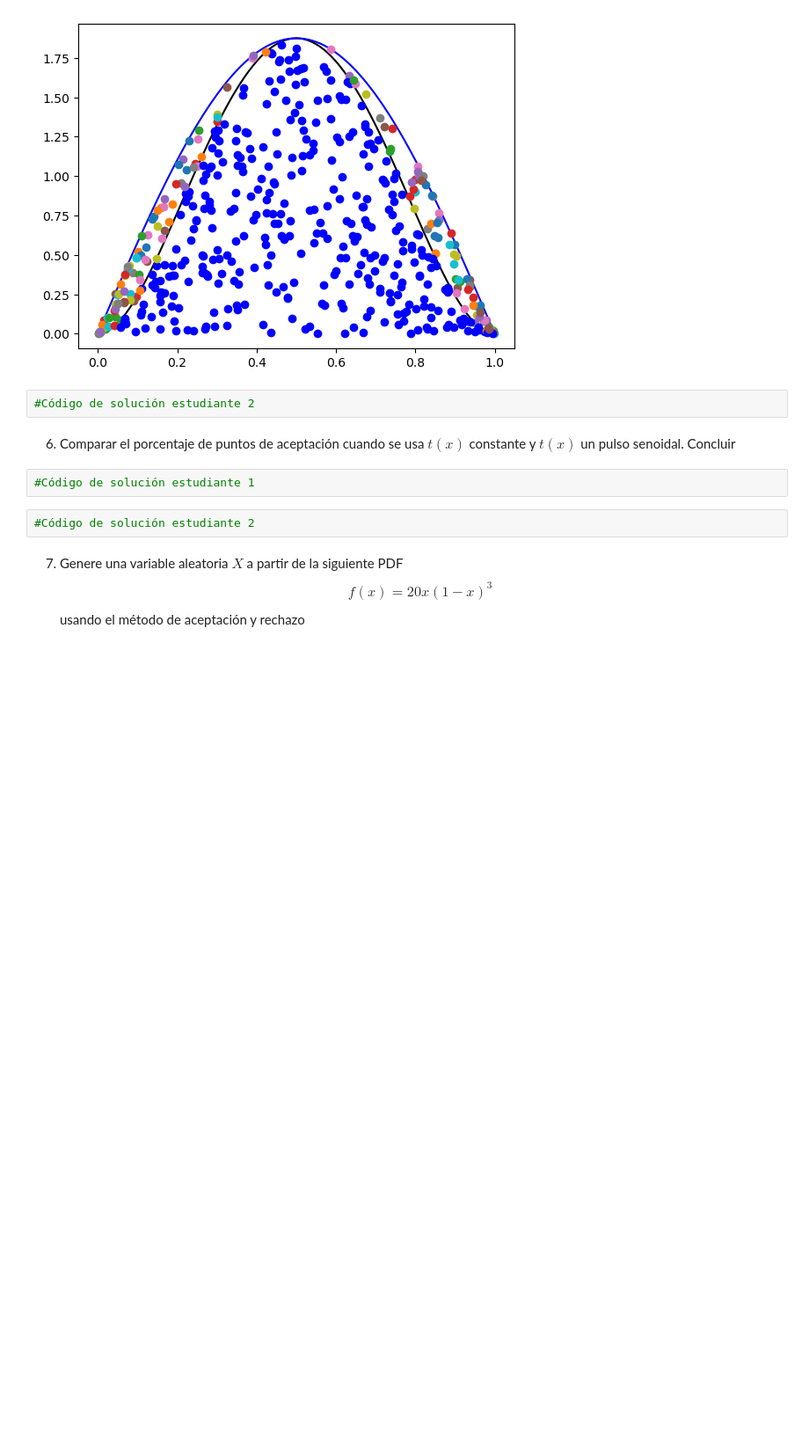
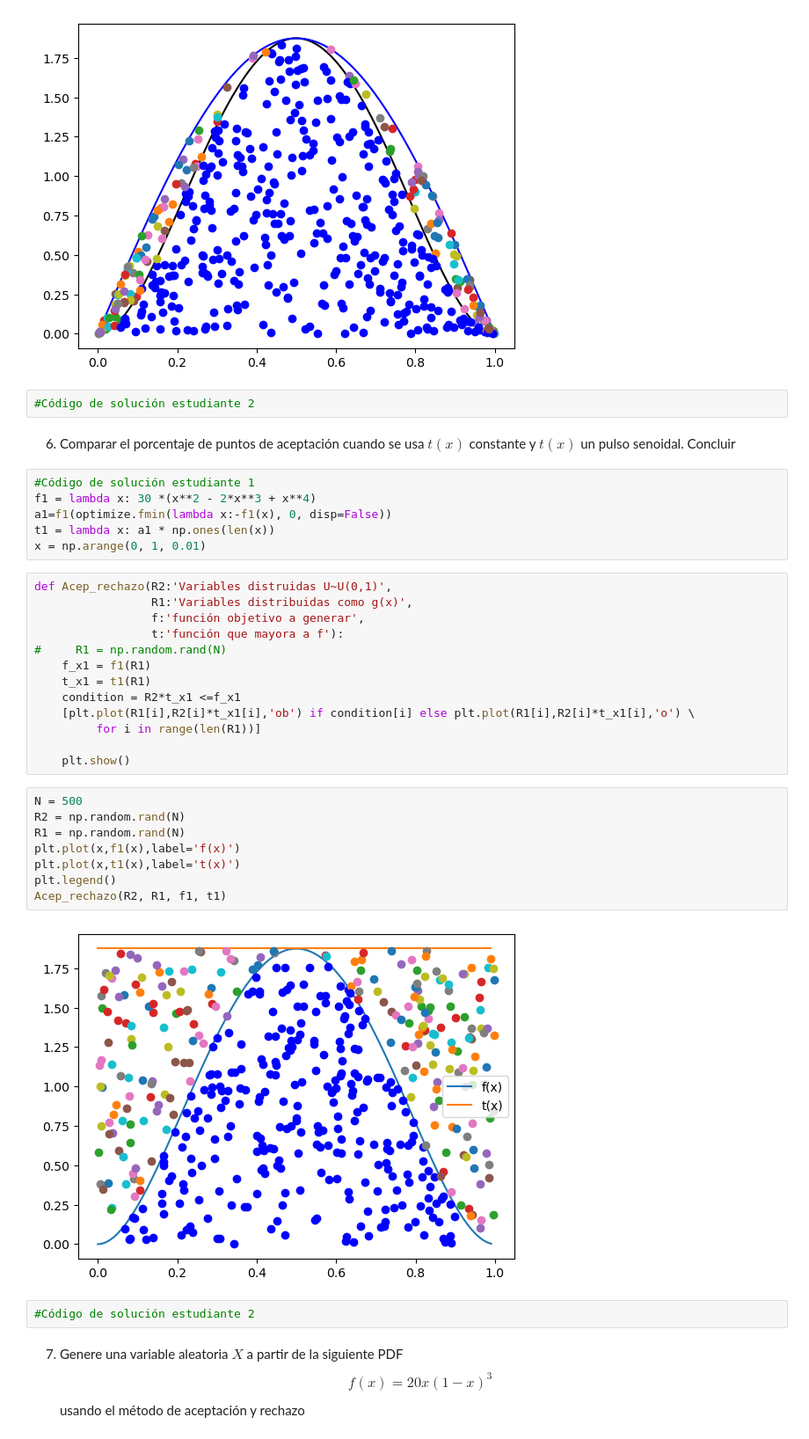
Before and after one commit to MarianaVal06/ProyectoConjunto_MValenzuela_MValdez, a Jupyter notebook: ProyectoConjunto_MValenzuela_MValadez.ipynb, the cells around one changed output. Shown: that part at 88% size. Saved outputs shown, nothing was run; the diff lists cells and outputs as text; blank space fills up the shorter version.

```diff
--- a/ProyectoConjunto_MValenzuela_MValadez.ipynb
+++ b/ProyectoConjunto_MValenzuela_MValadez.ipynb
@@ -128,8 +128,35 @@ Acep_rechazo(R2, R1, f, t)
 #Código de solución estudiante 2
 # %% [markdown]
 6. Comparar el porcentaje de puntos de aceptación cuando se usa $t(x)$ constante y $t(x)$ un pulso senoidal. Concluir
-# %%
-#Código de solución estudiante 1
+# %%
+#Código de solución estudiante 1
+f1 = lambda x: 30 *(x**2 - 2*x**3 + x**4)
+a1=f1(optimize.fmin(lambda x:-f1(x), 0, disp=False))
+t1 = lambda x: a1 * np.ones(len(x))
+x = np.arange(0, 1, 0.01)
+# %%
+def Acep_rechazo(R2:'Variables distruidas U~U(0,1)',
+                 R1:'Variables distribuidas como g(x)',
+                 f:'función objetivo a generar',
+                 t:'función que mayora a f'):
+#     R1 = np.random.rand(N)
+    f_x1 = f1(R1)
+    t_x1 = t1(R1)
+    condition = R2*t_x1 <=f_x1
+    [plt.plot(R1[i],R2[i]*t_x1[i],'ob') if condition[i] else plt.plot(R1[i],R2[i]*t_x1[i],'o') \
+         for i in range(len(R1))]
+
+    plt.show()
+# %%
+N = 500
+R2 = np.random.rand(N)
+R1 = np.random.rand(N)
+plt.plot(x,f1(x),label='f(x)')
+plt.plot(x,t1(x),label='t(x)')
+plt.legend()
+Acep_rechazo(R2, R1, f1, t1)
+# %% [output]
+[figure, added]
 # %%
 #Código de solución estudiante 2
 # %% [markdown]
```
Also changed, not shown: parts of 4 cells of this notebook.
